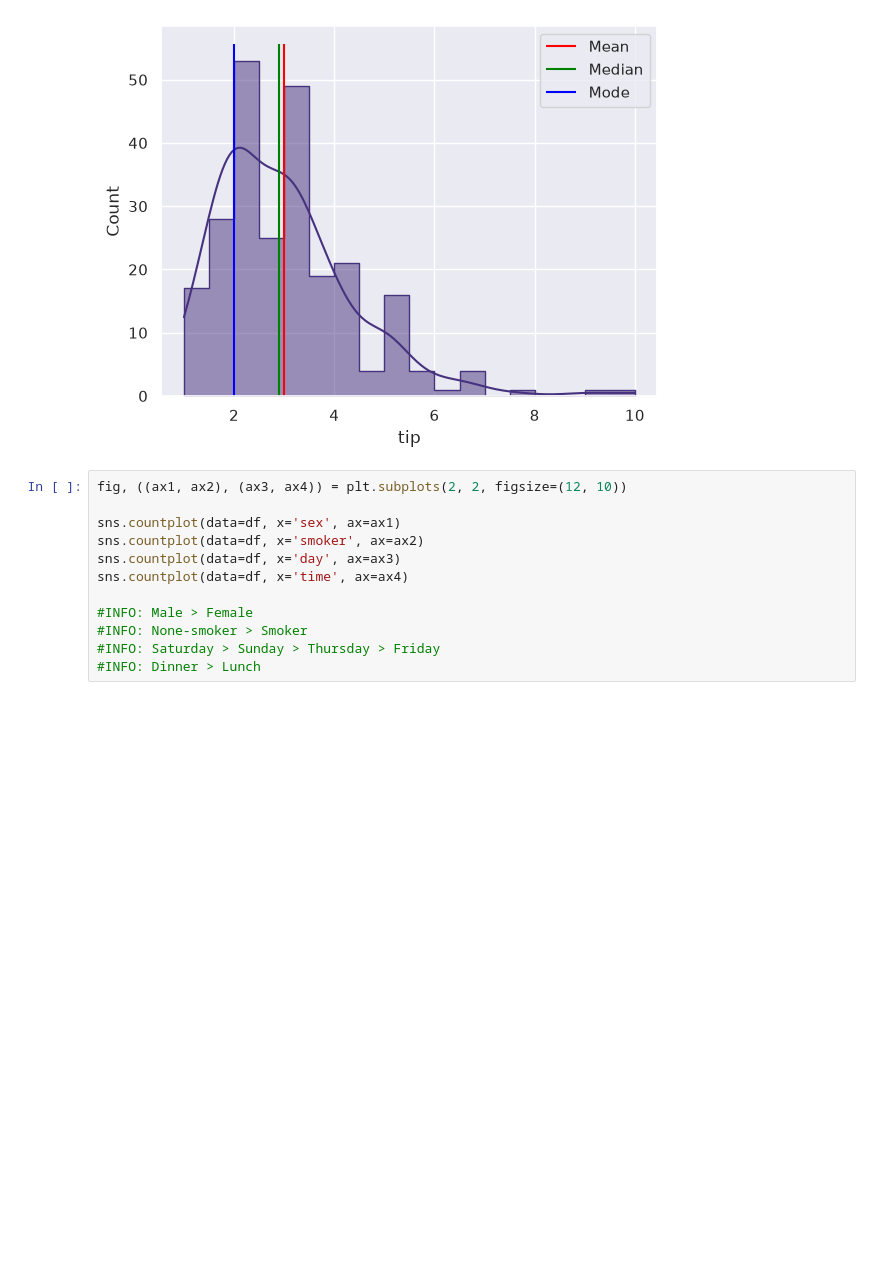
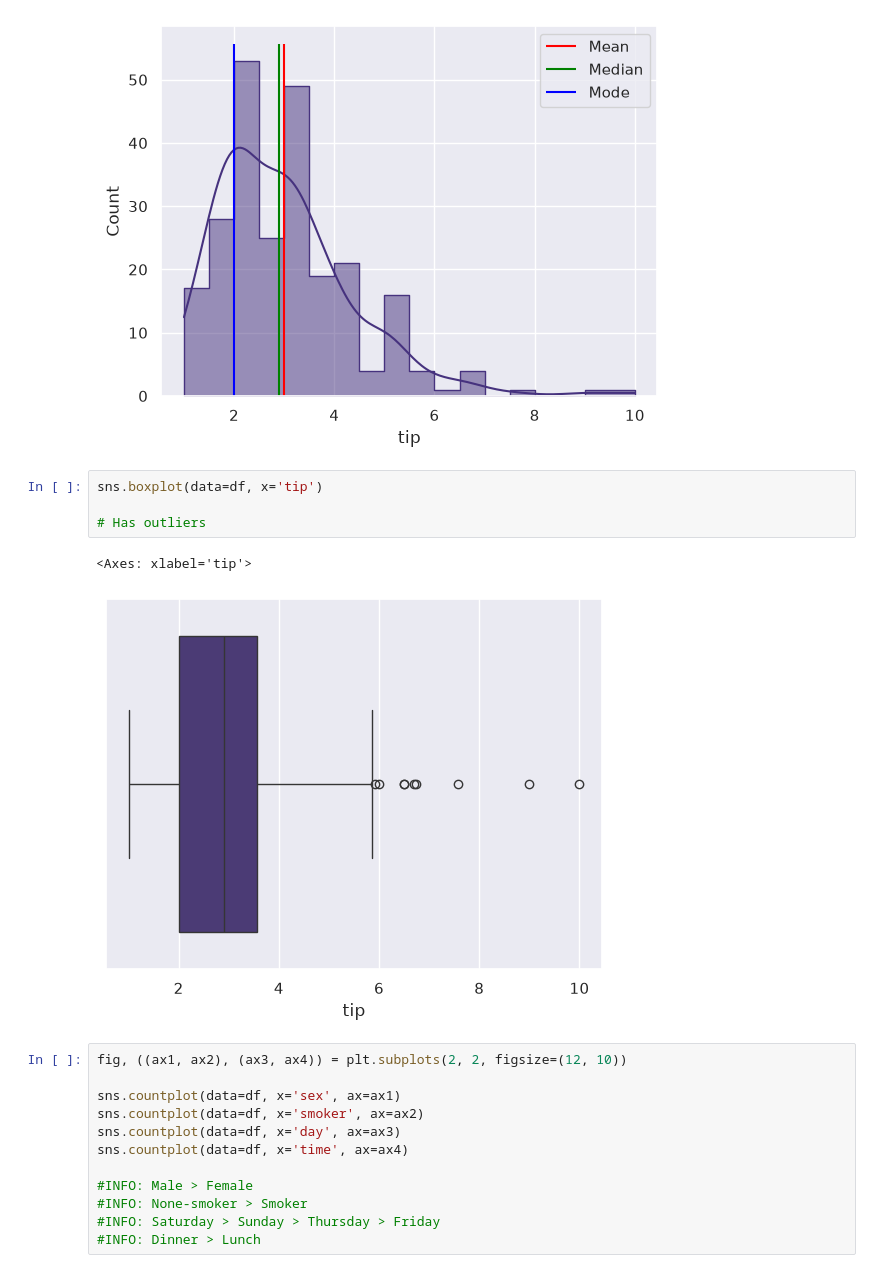
Before and after one commit to amir-razmi/tips-dataset-regression, a Jupyter notebook: notebooks/2-univariate-data-analysis.ipynb, the cells around one changed output. Cells and saved outputs as stored; diff of their text form; blank space fills up the shorter version.

```diff
--- a/notebooks/2-data-visualization.ipynb
+++ b/notebooks/2-univariate-data-analysis.ipynb
@@ -51,6 +58,13 @@ ax.legend()
 # %% [output]
 <matplotlib.legend.Legend at 0x...>
 [figure]
+# %%
+sns.boxplot(data=df, x='tip')
+
+# Has outliers
+# %% [output]
+<Axes: xlabel='tip'>
+[figure, added]
 # %%
 fig, ((ax1, ax2), (ax3, ax4)) = plt.subplots(2, 2, figsize=(12, 10))
 
```
Also changed, not shown: parts of 1 cell of this notebook.
